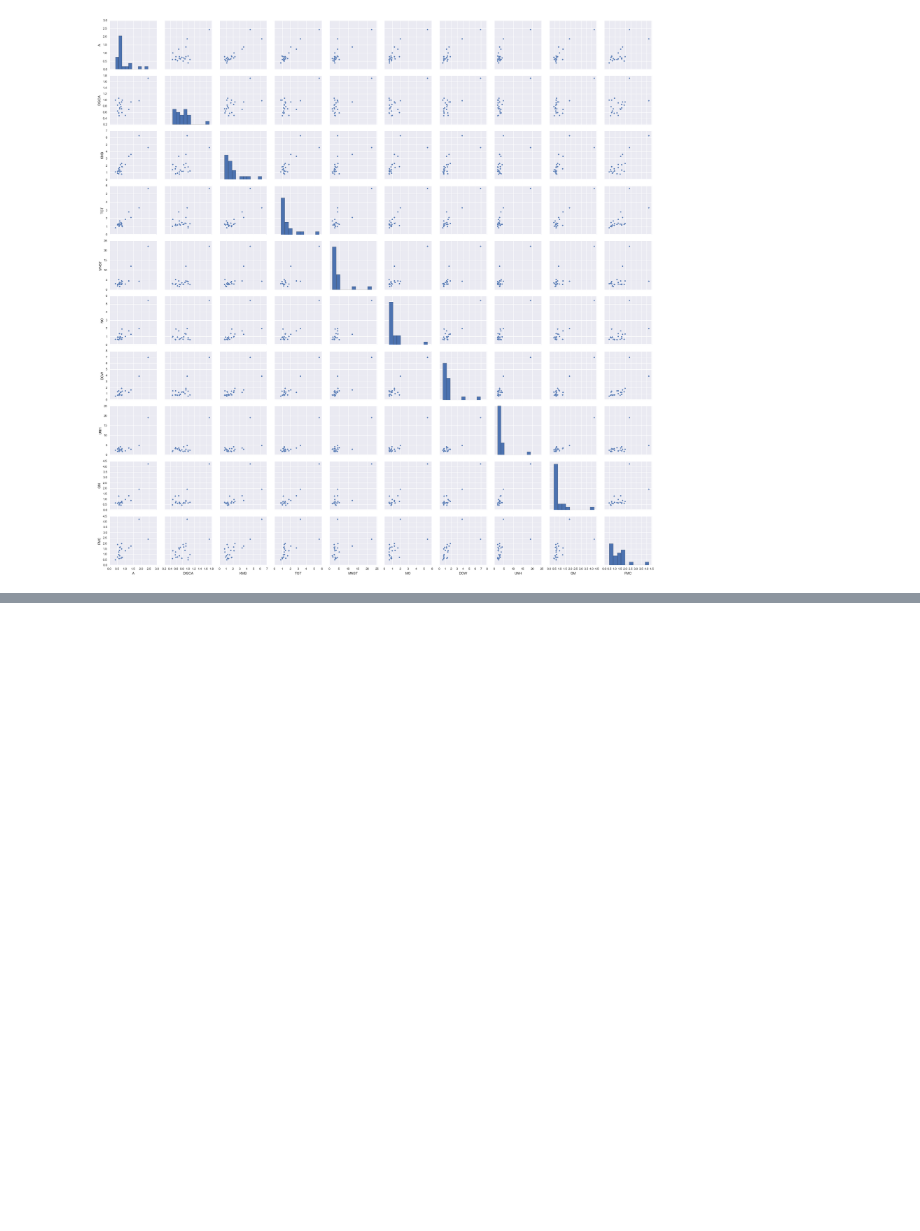
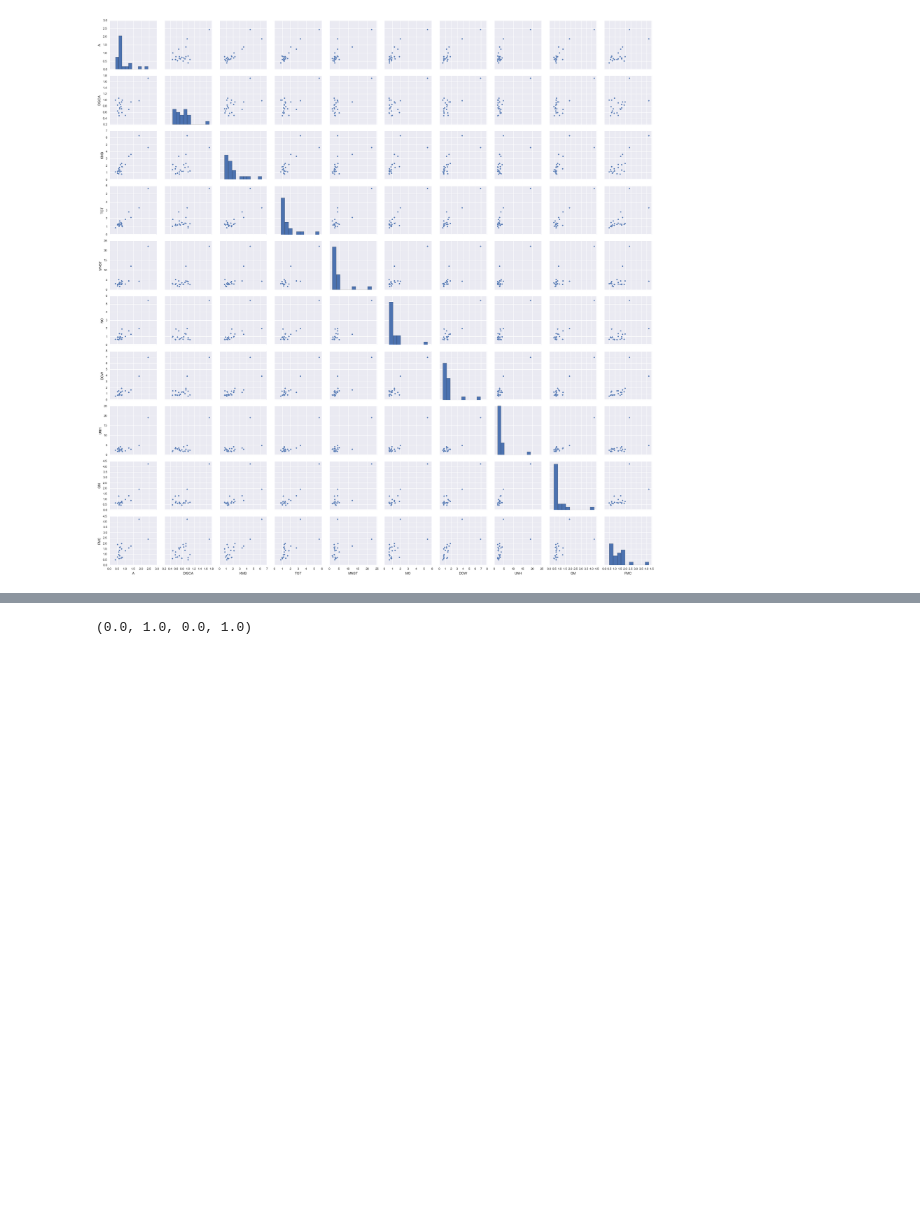
Before and after one commit to vibhorag/Data-Incubator-Ipython-Notebook, a Jupyter notebook: Week-2-Notebook.ipynb, the cells around one changed output, grey strips where cells are left out. Saved outputs shown, nothing was run; the diff lists cells and outputs as text; code cells hidden in the pictures; blank space fills up the shorter version.

```diff
--- a/Week-2-Notebook.ipynb
+++ b/Week-2-Notebook.ipynb
@@ -432,0 +1004,9 @@ g = sns.pairplot(df_Change)
+# %%
+%matplotlib inline
+plt.figure(1,facecolor="w",figsize=(10,8))
+plt.clf()
+ax = plt.axes([0.,0.,1.,1,])
+plt.axis("off")
+# %% [output]
+(0.0, 1.0, 0.0, 1.0)
+[figure, added]
```
Also changed, not shown: parts of 77 cells of this notebook, 13 other files.
